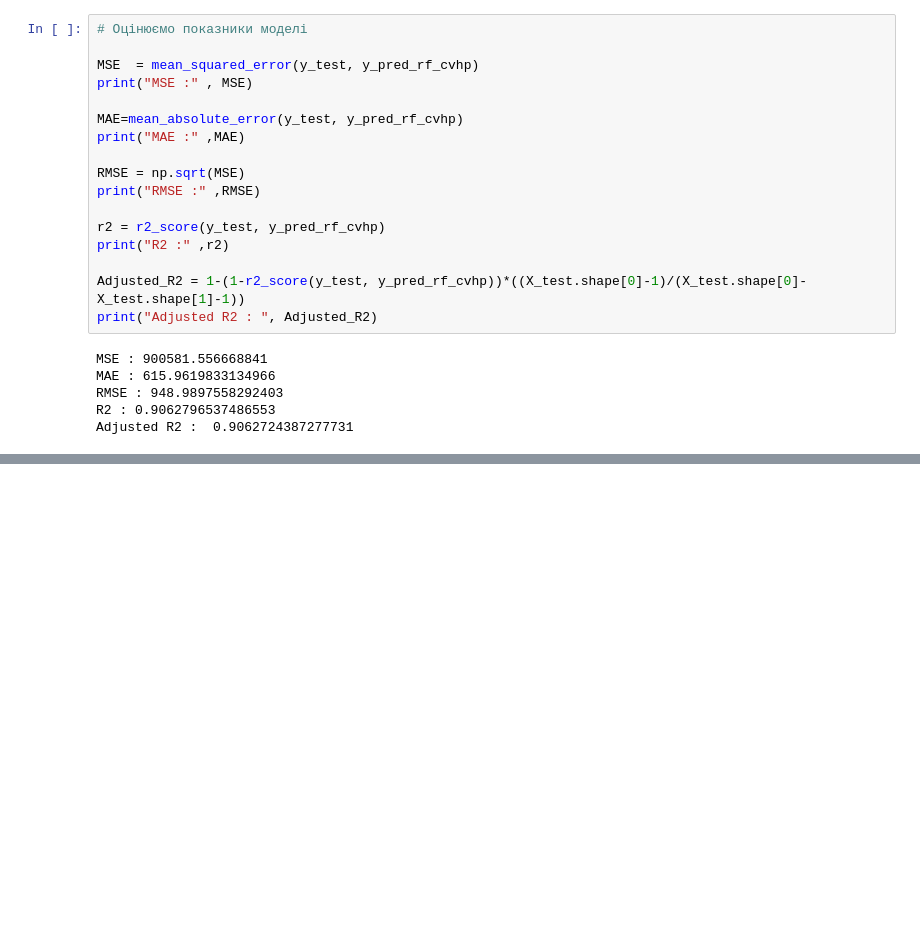
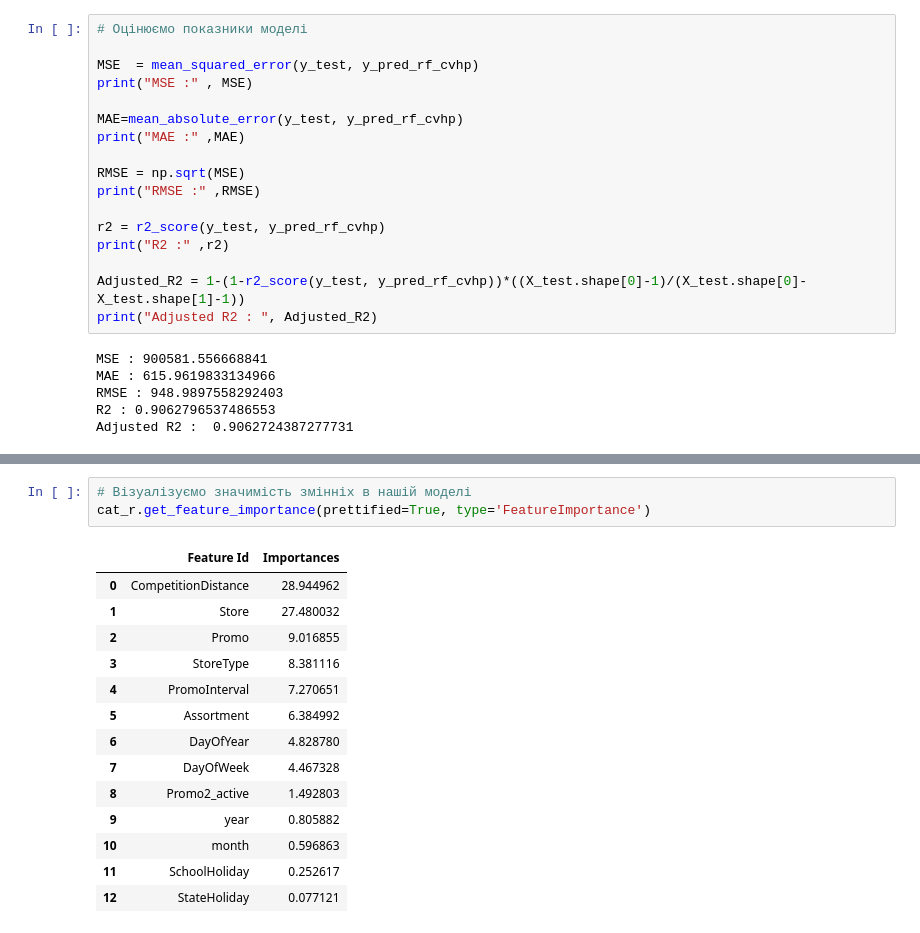
Before and after one commit to Gamalia75/my_repository, a Jupyter notebook: Final project/Final project (Gamalia Mykhailo PDS1).ipynb, the cells around one changed output, grey strips where cells are left out. Saved outputs shown, nothing was run; the diff lists cells and outputs as text; blank space fills up the shorter version.

```diff
--- a/Final project/Final project (Gamalia Mykhailo PDS1).ipynb
+++ b/Final project/Final project (Gamalia Mykhailo PDS1).ipynb
@@ -1403,0 +1452,18 @@ metrics
+# %%
+# Візуалізуємо значимість змінніх в нашій моделі
+cat_r.get_feature_importance(prettified=True, type='FeatureImportance')
+# %% [output]
+|  | Feature Id | Importances |
+| 0 | CompetitionDistance | 28.944962 |
+| 1 | Store | 27.480032 |
+| 2 | Promo | 9.016855 |
+| 3 | StoreType | 8.381116 |
+| 4 | PromoInterval | 7.270651 |
+| 5 | Assortment | 6.384992 |
+| 6 | DayOfYear | 4.828780 |
+| 7 | DayOfWeek | 4.467328 |
+| 8 | Promo2_active | 1.492803 |
+| 9 | year | 0.805882 |
+| 10 | month | 0.596863 |
+| 11 | SchoolHoliday | 0.252617 |
+| 12 | StateHoliday | 0.077121 |
```
Also changed, not shown: parts of 38 cells of this notebook, 1 other file.
